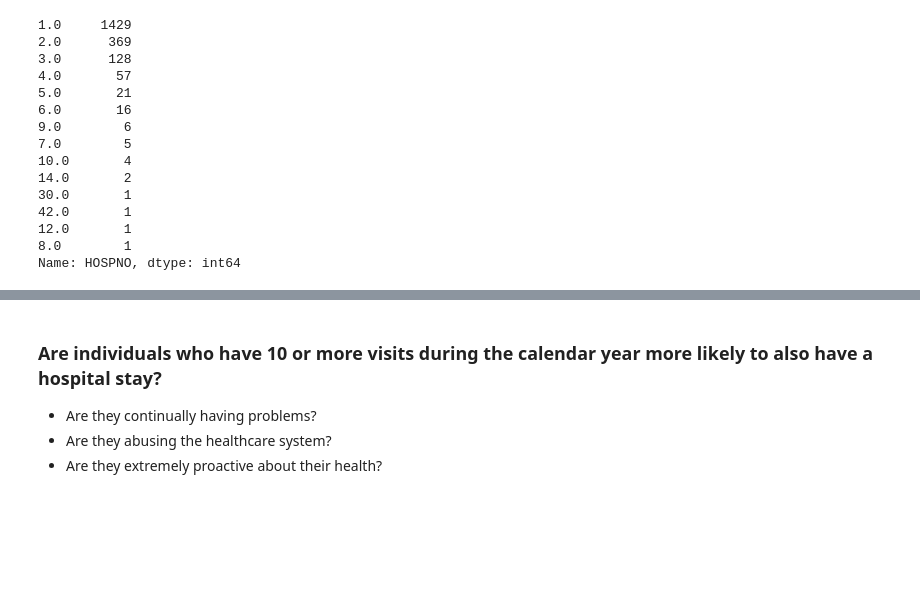
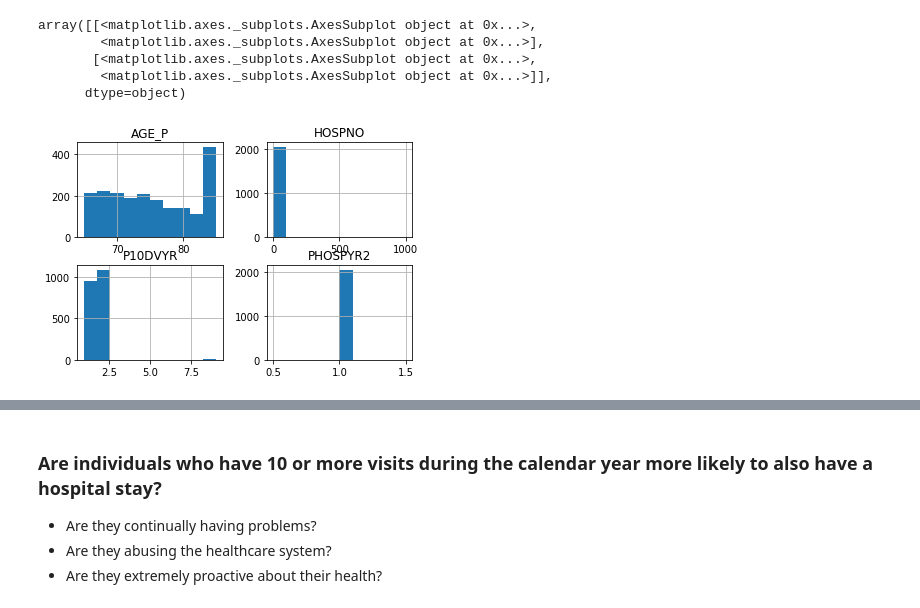
Before and after one commit to allej8/nhis, a Jupyter notebook: nhis-case-study.ipynb, the cells around one changed output, grey strips where cells are left out. Cells and saved outputs as stored; diff of their text form; code cells hidden in the pictures; blank space fills up the shorter version.

```diff
--- a/nhis-case-study.ipynb
+++ b/nhis-case-study.ipynb
@@ -35,18 +19,9 @@ sns.distplot(peeps65["HOSPNO"].dropna() , color="skyblue", ax=axes[1, 1])
-# %%
-peeps65['HOSPNO'].value_counts()
-# %% [output]
-1.0     1429
-2.0      369
-3.0      128
-4.0       57
-5.0       21
-6.0       16
-9.0        6
-7.0        5
-10.0       4
-14.0       2
-30.0       1
-42.0       1
-12.0       1
-8.0        1
-Name: HOSPNO, dtype: int64
+# %%
+peeps65[['AGE_P', 'P10DVYR', 'PHOSPYR2', 'HOSPNO']].dropna().hist(sharex=False)
+# %% [output]
+array([[<matplotlib.axes._subplots.AxesSubplot object at 0x...>,
+        <matplotlib.axes._subplots.AxesSubplot object at 0x...>],
+       [<matplotlib.axes._subplots.AxesSubplot object at 0x...>,
+        <matplotlib.axes._subplots.AxesSubplot object at 0x...>]],
+      dtype=object)
+[figure, added]
```
Also changed, not shown: parts of 17 cells of this notebook, 1 other file.
